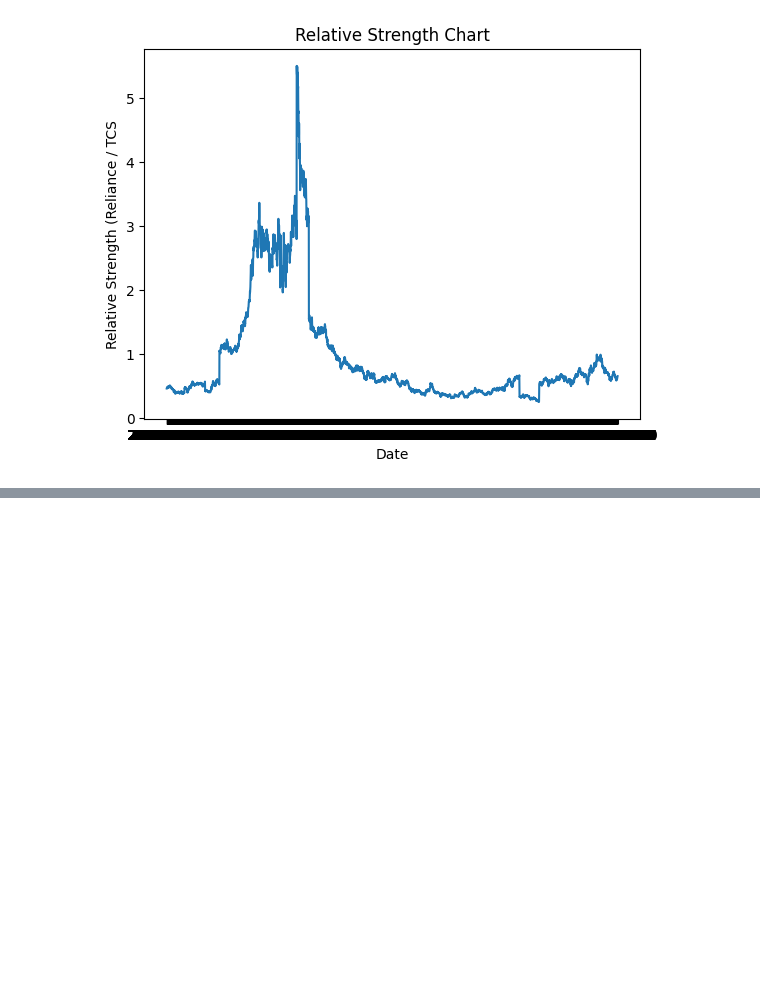
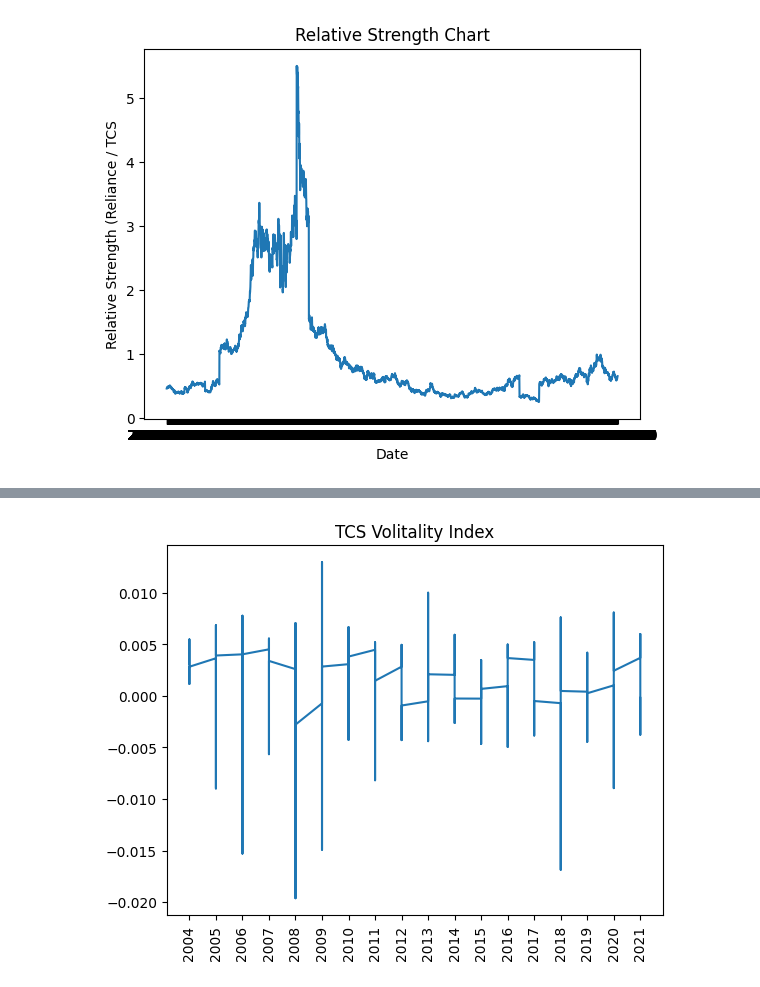
Before and after one commit to Aayush-Joshi-01/Python, a Jupyter notebook: Week-10/09 July/Prods/Assignments/Self/Pandas_Practice.ipynb, the cells around one changed output, grey strips where cells are left out. Saved outputs shown, nothing was run; the diff lists cells and outputs as text; code cells hidden in the pictures; blank space fills up the shorter version.

```diff
--- a/Week-10/09 July/Prods/Assignments/Self/Pandas_Practice.ipynb
+++ b/Week-10/09 July/Prods/Assignments/Self/Pandas_Practice.ipynb
@@ -324,0 +334,7 @@ plt.show()
+# %%
+plt.plot(tcs_df.Year, tcs_df['Close'].pct_change().rolling(window=30).mean())
+plt.xticks(rotation=90)
+plt.title("TCS Volitality Index")
+plt.show()
+# %% [output]
+[figure, added]
```
Also changed, not shown: parts of 10 cells of this notebook.
